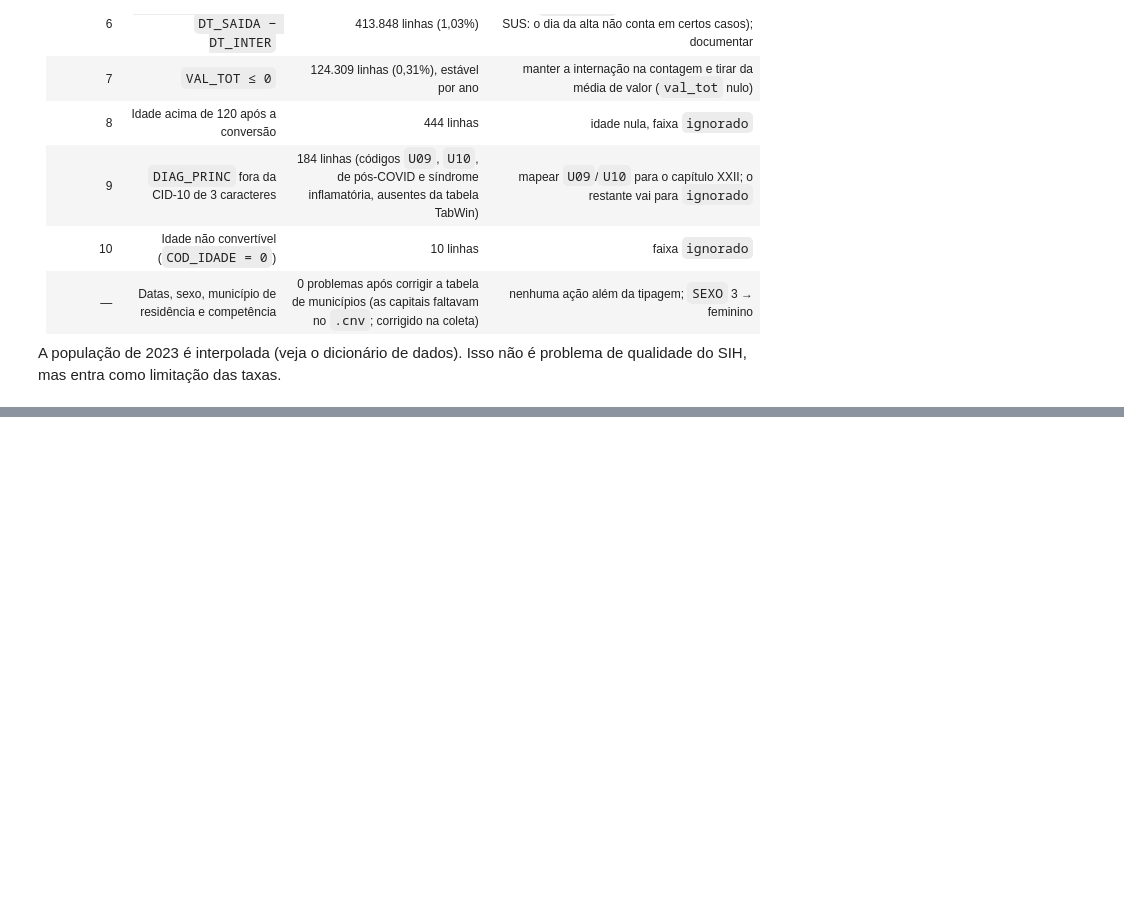
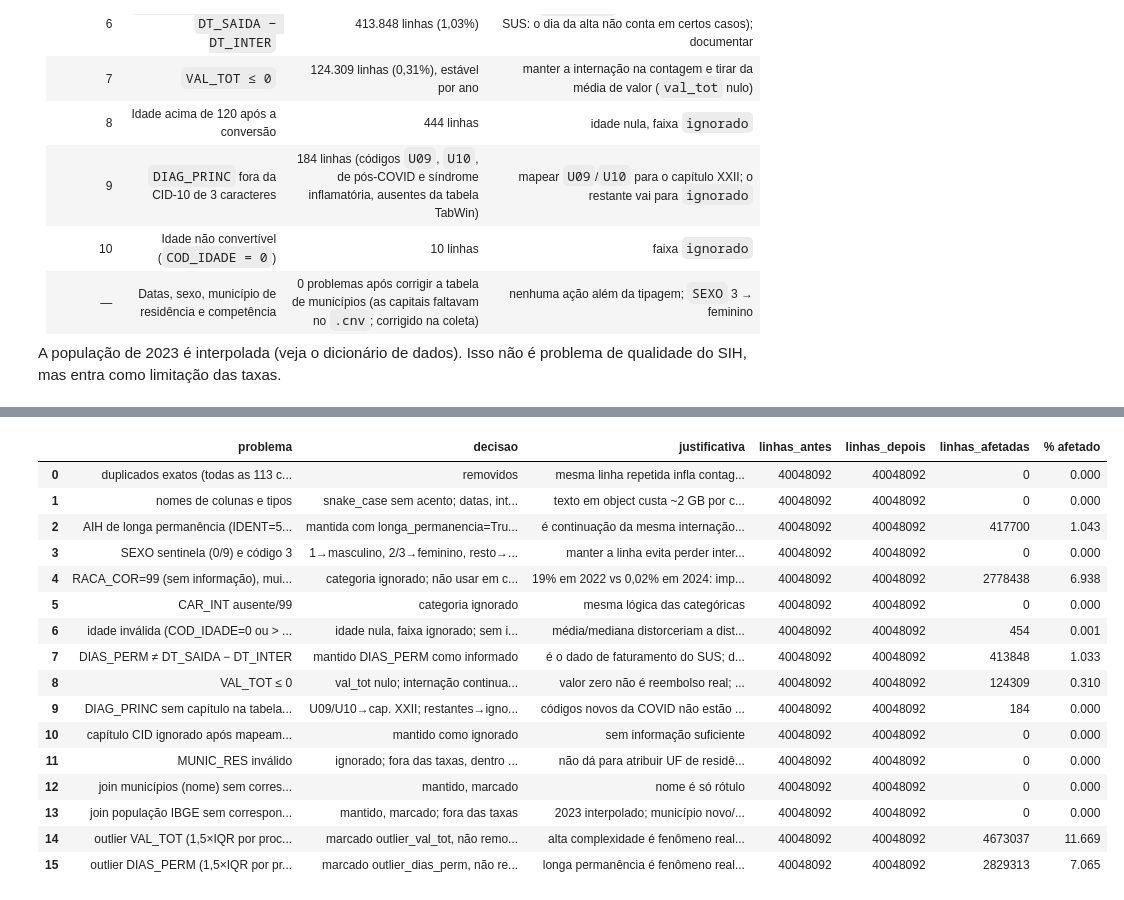
Before and after one commit to Edryck/sih-sus-pipeline-big-data, a Jupyter notebook: notebooks/projeto_final.ipynb, the cells around one changed output, grey strips where cells are left out. Saved outputs shown, nothing was run; the diff lists cells and outputs as text; code cells hidden in the pictures; blank space fills up the shorter version.

```diff
--- a/notebooks/projeto_final.ipynb
+++ b/notebooks/projeto_final.ipynb
@@ -704,0 +709,23 @@ A população de 2023 é interpolada (veja o dicionário de dados). Isso não é
+# %%
+log = pd.read_csv(ROOT / "reports" / "log_limpeza.csv")
+log["% afetado"] = (log["linhas_afetadas"] / log["linhas_antes"] * 100).round(3)
+pd.set_option("display.max_colwidth", 80)
+log
+# %% [output]
+|  | problema | decisao | justificativa | linhas_antes | linhas_depois | linhas_afetadas | % afetado |
+| 0 | duplicados exatos (todas as 113 c... | removidos | mesma linha repetida infla contag... | 40048092 | 40048092 | 0 | 0.000 |
+| 1 | nomes de colunas e tipos | snake_case sem acento; datas, int... | texto em object custa ~2 GB por c... | 40048092 | 40048092 | 0 | 0.000 |
+| 2 | AIH de longa permanência (IDENT=5... | mantida com longa_permanencia=Tru... | é continuação da mesma internação... | 40048092 | 40048092 | 417700 | 1.043 |
+| 3 | SEXO sentinela (0/9) e código 3 | 1→masculino, 2/3→feminino, resto→... | manter a linha evita perder inter... | 40048092 | 40048092 | 0 | 0.000 |
+| 4 | RACA_COR=99 (sem informação), mui... | categoria ignorado; não usar em c... | 19% em 2022 vs 0,02% em 2024: imp... | 40048092 | 40048092 | 2778438 | 6.938 |
+| 5 | CAR_INT ausente/99 | categoria ignorado | mesma lógica das categóricas | 40048092 | 40048092 | 0 | 0.000 |
+| 6 | idade inválida (COD_IDADE=0 ou > ... | idade nula, faixa ignorado; sem i... | média/mediana distorceriam a dist... | 40048092 | 40048092 | 454 | 0.001 |
+| 7 | DIAS_PERM ≠ DT_SAIDA − DT_INTER | mantido DIAS_PERM como informado | é o dado de faturamento do SUS; d... | 40048092 | 40048092 | 413848 | 1.033 |
+| 8 | VAL_TOT ≤ 0 | val_tot nulo; internação continua... | valor zero não é reembolso real; ... | 40048092 | 40048092 | 124309 | 0.310 |
+| 9 | DIAG_PRINC sem capítulo na tabela... | U09/U10→cap. XXII; restantes→igno... | códigos novos da COVID não estão ... | 40048092 | 40048092 | 184 | 0.000 |
+| 10 | capítulo CID ignorado após mapeam... | mantido como ignorado | sem informação suficiente | 40048092 | 40048092 | 0 | 0.000 |
+| 11 | MUNIC_RES inválido | ignorado; fora das taxas, dentro ... | não dá para atribuir UF de residê... | 40048092 | 40048092 | 0 | 0.000 |
+| 12 | join municípios (nome) sem corres... | mantido, marcado | nome é só rótulo | 40048092 | 40048092 | 0 | 0.000 |
+| 13 | join população IBGE sem correspon... | mantido, marcado; fora das taxas | 2023 interpolado; município novo/... | 40048092 | 40048092 | 0 | 0.000 |
+| 14 | outlier VAL_TOT (1,5×IQR por proc... | marcado outlier_val_tot, não remo... | alta complexidade é fenômeno real... | 40048092 | 40048092 | 4673037 | 11.669 |
+| 15 | outlier DIAS_PERM (1,5×IQR por pr... | marcado outlier_dias_perm, não re... | longa permanência é fenômeno real... | 40048092 | 40048092 | 2829313 | 7.065 |
```
Also changed, not shown: parts of 5 cells of this notebook, 4 other files.
